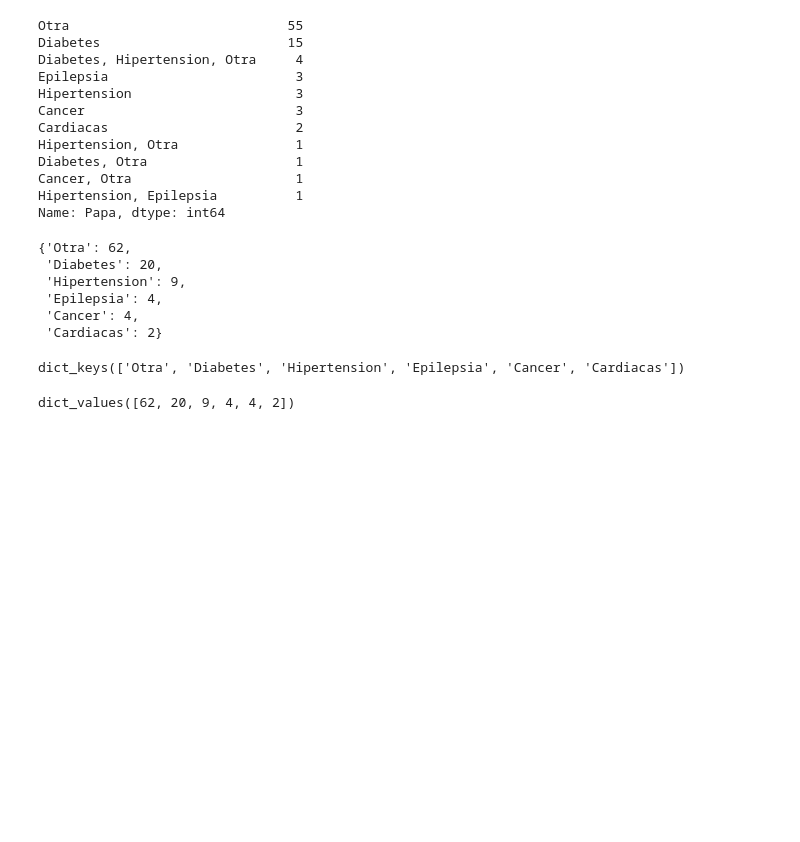
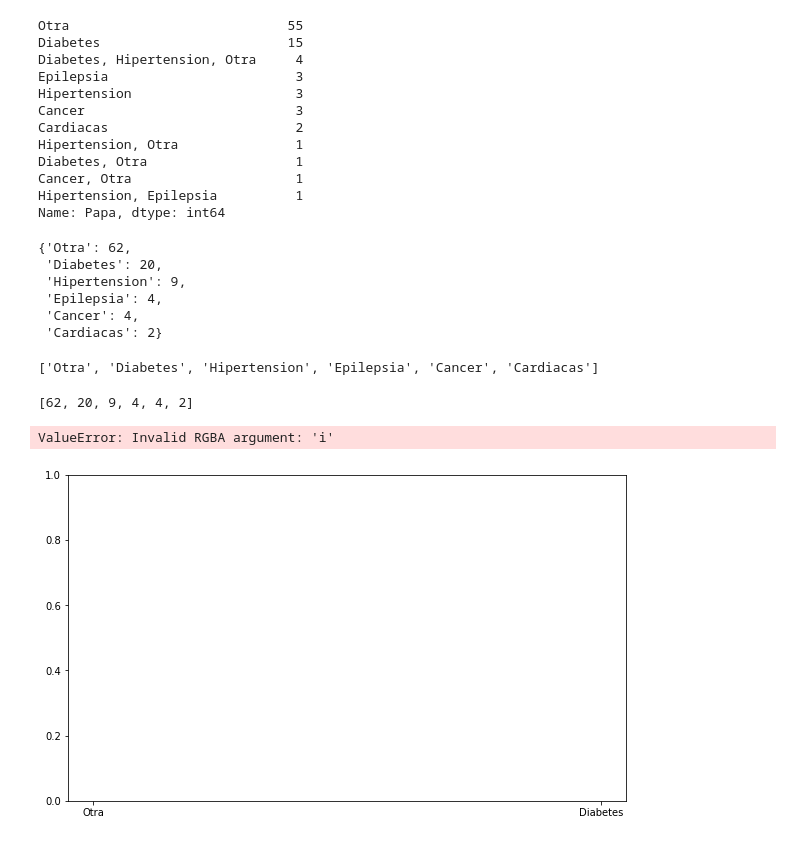
Before and after one commit to UlisesJuarez/Proyecto-escuelas, a Jupyter notebook: historial clinico.ipynb, the cells around one changed output. Saved outputs shown, nothing was run; the diff lists cells and outputs as text; code cells hidden in the pictures; blank space fills up the shorter version.

Commit message:
grafica enfermedades padre

```diff
--- a/historial clinico.ipynb
+++ b/historial clinico.ipynb
@@ -143,11 +143,24 @@ lista_enfermedades
  'Epilepsia': 4,
  'Cancer': 4,
  'Cardiacas': 2}
-# %%
-lista_enfermedades.keys()
-# %% [output]
-dict_keys(['Otra', 'Diabetes', 'Hipertension', 'Epilepsia', 'Cancer', 'Cardiacas'])
-# %%
-lista_enfermedades.values()
-# %% [output]
-dict_values([62, 20, 9, 4, 4, 2])
+# %%
+lista_enfermedades.keys()
+x=[i for i in lista_enfermedades.keys()]
+x
+# %% [output]
+['Otra', 'Diabetes', 'Hipertension', 'Epilepsia', 'Cancer', 'Cardiacas']
+# %%
+lista_enfermedades.values()
+y=[i for i in lista_enfermedades.values()]
+y
+# %% [output]
+[62, 20, 9, 4, 4, 2]
+# %%
+fig,ax=plt.subplots(figsize=(10,6))
+ax.bar(x,y,color="winter")
+ax.set(title="Enfermedades Padre",
+      xlabel="Enfermedad",
+      ylabel="Frecuencia");
+# %% [output]
+ValueError: Invalid RGBA argument: 'i'
+[figure, added]
```
